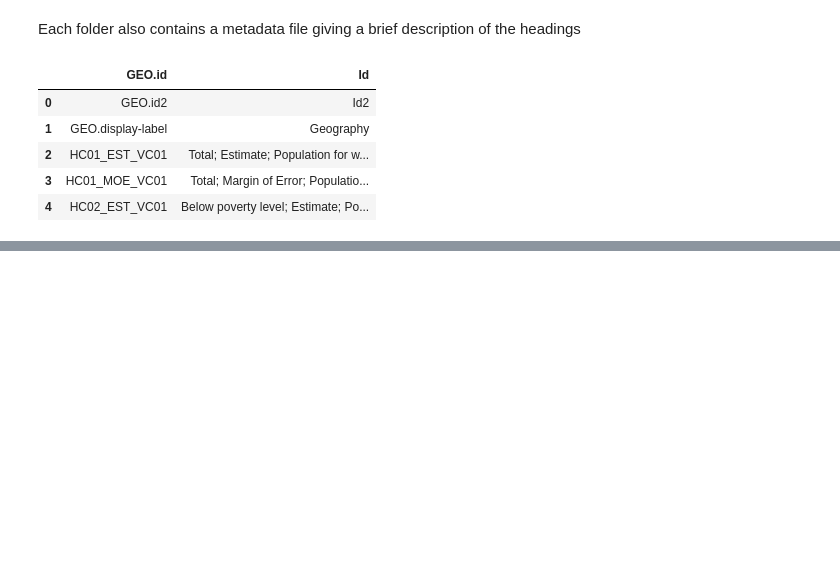
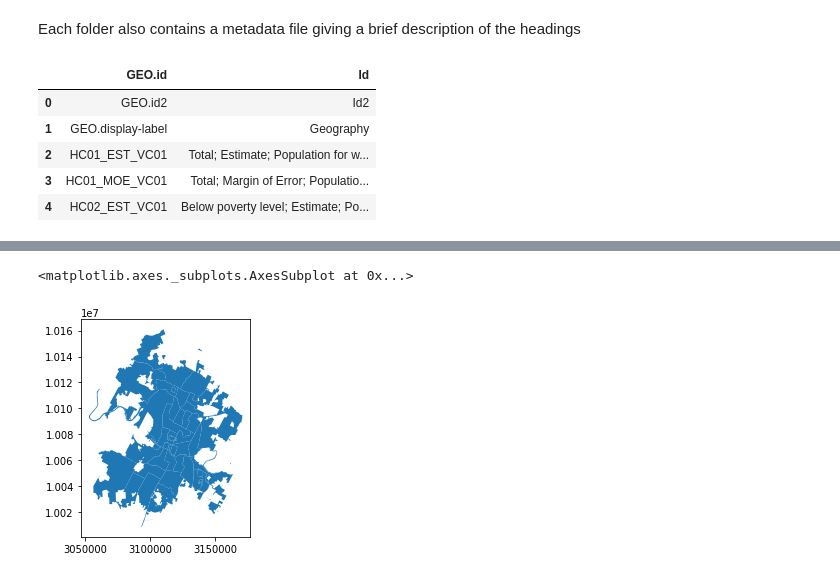
Before and after one commit to amably/repo1, a Jupyter notebook: AUS_pov.ipynb, the cells around one changed output, grey strips where cells are left out. Drawn from its saved outputs; the diff is of its cells as text; code cells hidden in the pictures; blank space fills up the shorter version.

```diff
--- a/AUS_pov.ipynb
+++ b/AUS_pov.ipynb
@@ -104,0 +311,6 @@ plt.show
+# %%
+geo_map = gpd.read_file(map_filepath)
+geo_map.plot()
+# %% [output]
+<matplotlib.axes._subplots.AxesSubplot at 0x...>
+[figure, added]
```
Also changed, not shown: parts of 25 cells of this notebook.
